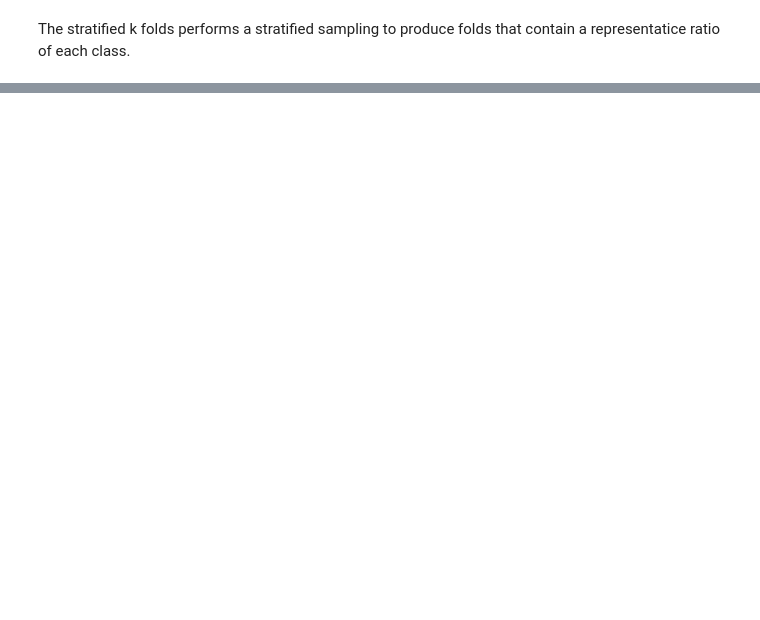
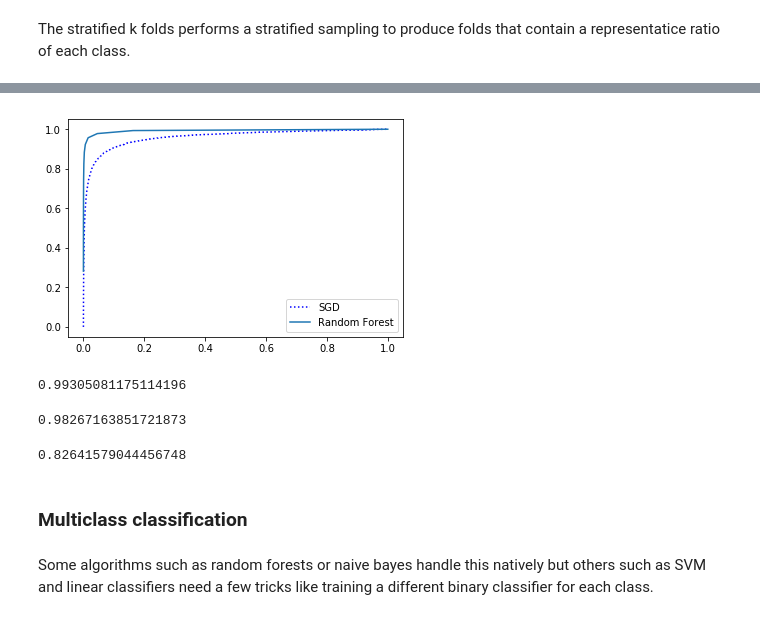
Before and after one commit to fersg87/Hands-On-Machine-Learning, a Jupyter notebook: Chapter 3 - Classification.ipynb, the cells around one changed output, grey strips where cells are left out. Drawn from its saved outputs; the diff is of its cells as text; code cells hidden in the pictures; blank space fills up the shorter version.

```diff
--- a/Chapter 3 - Classification.ipynb
+++ b/Chapter 3 - Classification.ipynb
@@ -100,0 +224,7 @@ array([ 0.97015,  0.9466 ,  0.79675])
+# %%
+from sklearn.ensemble import RandomForestClassifier
+
+forest_clf = RandomForestClassifier(random_state=42)
+y_probas_forest = cross_val_predict(forest_clf, X_train, y_train_5, cv=3, method="predict_proba")
+
+y_scores_forest = y_probas_forest[:, 1] # probabilities of positive class
@@ -100,0 +245,24 @@ array([ 0.97015,  0.9466 ,  0.79675])
+# %%
+plt.plot(fpr, tpr, "b:", label="SGD")
+plt.plot(fpr_forest, tpr_forest, label="Random Forest")
+plt.legend(loc="lower right")
+plt.show()
+# %% [output]
+[figure, added]
+# %%
+roc_auc_score(y_train_5, y_scores_forest)
+# %% [output]
+0.99305081175114196
+# %%
+y_pred = cross_val_predict(forest_clf, X_train, y_train_5, cv=3)
+precision_score(y_train_5, y_pred)
+# %% [output]
+0.98267163851721873
+# %%
+recall_score(y_train_5, y_pred)
+# %% [output]
+0.82641579044456748
+# %% [markdown]
+### Multiclass classification
+# %% [markdown]
+Some algorithms such as random forests or naive bayes handle this natively but others such as SVM and linear classifiers need a few tricks like training a different binary classifier for each class.
```
Also changed, not shown: parts of 43 cells of this notebook.
